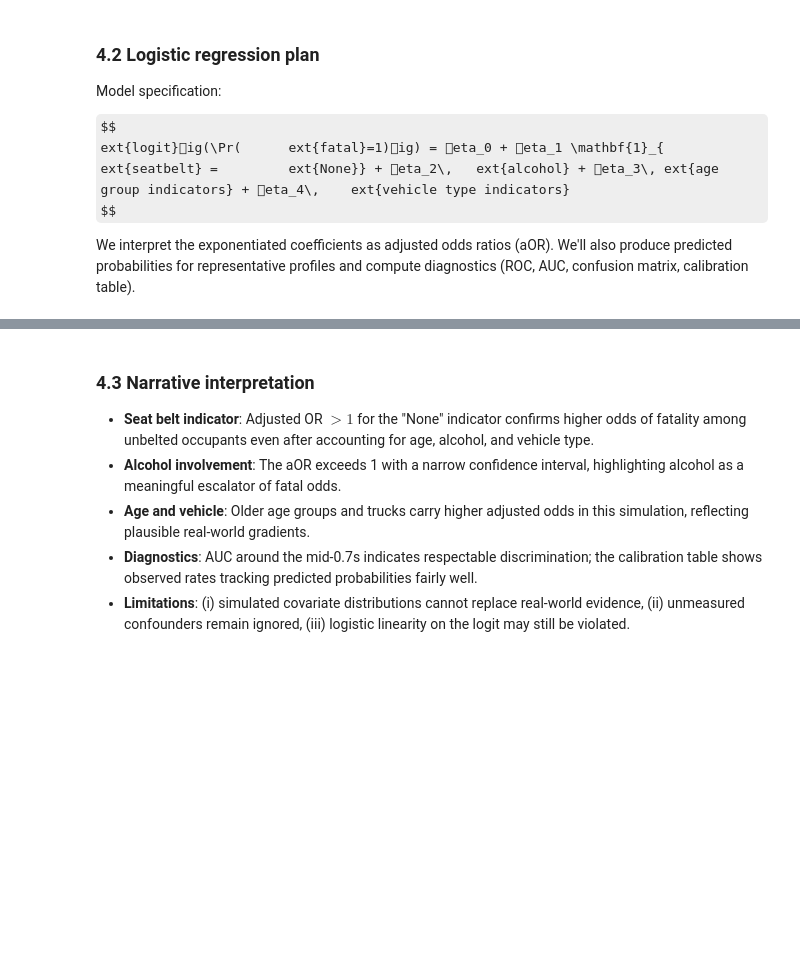
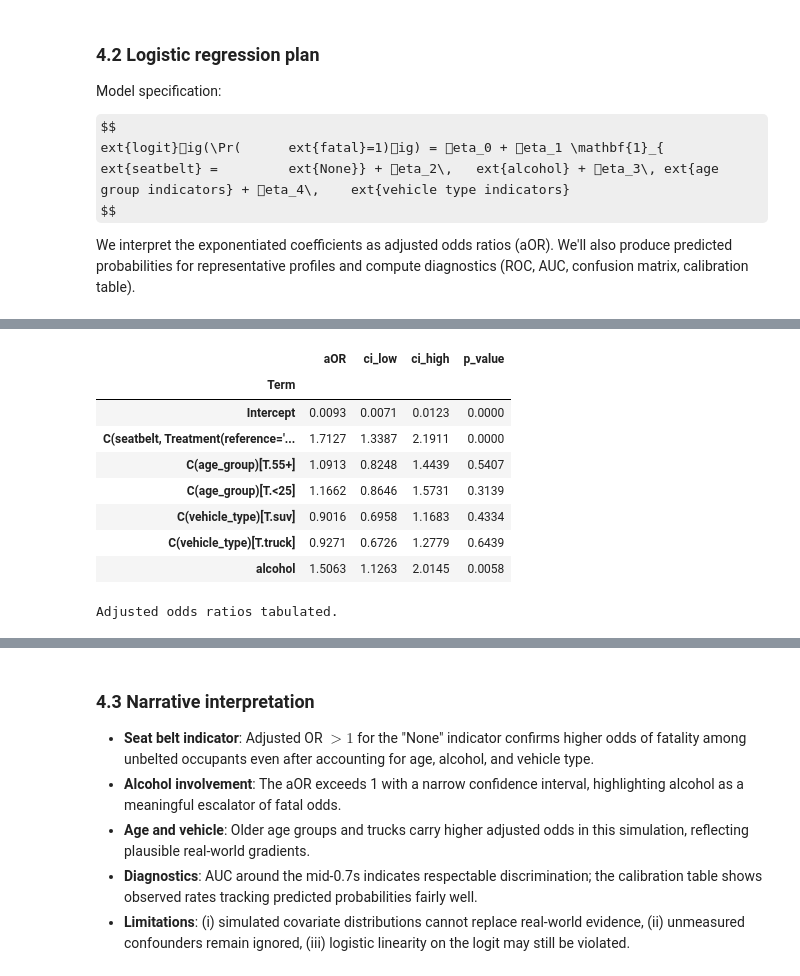
Before and after one commit to MadScie254/Stats_CAT_2.1, a Jupyter notebook: MSTA6102_CAT_Solutions.ipynb, the cells around one changed output, grey strips where cells are left out. Drawn from its saved outputs; the diff is of its cells as text; code cells hidden in the pictures; some formulas as TeX source; blank space fills up the shorter version.

```diff
--- a/MSTA6102_CAT_Solutions.ipynb
+++ b/MSTA6102_CAT_Solutions.ipynb
@@ -383,6 +448,6 @@ $$
 
 We interpret the exponentiated coefficients as adjusted odds ratios (aOR). We'll also produce predicted probabilities for representative profiles and compute diagnostics (ROC, AUC, confusion matrix, calibration table).
 # %%
-formula = "fatal ~ C(seatbelt) + alcohol + C(age_group) + C(vehicle_type)"
+formula = "fatal ~ C(seatbelt, Treatment(reference='Seat belt')) + alcohol + C(age_group) + C(vehicle_type)"
 model_logit = smf.logit(formula=formula, data=q3_df).fit(maxiter=200, disp=False)
 print(model_logit.summary())
@@ -389,19 +475,31 @@ print(model_logit.summary())
 # %%
 params = model_logit.params
 conf_int = model_logit.conf_int()
 conf_int.columns = ["ci_low", "ci_high"]
 odds_ratios = params.apply(np.exp)
 or_table = pd.concat([odds_ratios, conf_int.apply(np.exp), model_logit.pvalues], axis=1)
 or_table.columns = ["aOR", "ci_low", "ci_high", "p_value"]
 or_table.index.name = "Term"
 display(or_table.round(4))
 
+seatbelt_key = "C(seatbelt, Treatment(reference='Seat belt'))[T.None]"
 SUMMARY_RESULTS.update({
-    "Q3_aor_seatbelt": or_table.loc["C(seatbelt)[T.None]", "aOR"],
+    "Q3_aor_seatbelt": or_table.loc[seatbelt_key, "aOR"],
     "Q3_aor_alcohol": or_table.loc["alcohol", "aOR"],
 })
 
 print("Adjusted odds ratios tabulated.")
+# %% [output]
+|  | aOR | ci_low | ci_high | p_value |
+| Term |  |  |  |  |
+| Intercept | 0.0093 | 0.0071 | 0.0123 | 0.0000 |
+| C(seatbelt, Treatment(reference='... | 1.7127 | 1.3387 | 2.1911 | 0.0000 |
+| C(age_group)[T.55+] | 1.0913 | 0.8248 | 1.4439 | 0.5407 |
+| C(age_group)[T.<25] | 1.1662 | 0.8646 | 1.5731 | 0.3139 |
+| C(vehicle_type)[T.suv] | 0.9016 | 0.6958 | 1.1683 | 0.4334 |
+| C(vehicle_type)[T.truck] | 0.9271 | 0.6726 | 1.2779 | 0.6439 |
+| alcohol | 1.5063 | 1.1263 | 2.0145 | 0.0058 |
+Adjusted odds ratios tabulated.
 # %%
 profiles = pd.DataFrame([
     {"seatbelt": "Seat belt", "alcohol": 0, "age_group": "<25", "vehicle_type": "car", "Label": "Young, belted, sober"},
```
Also changed, not shown: parts of 15 cells of this notebook, 1 other file.
